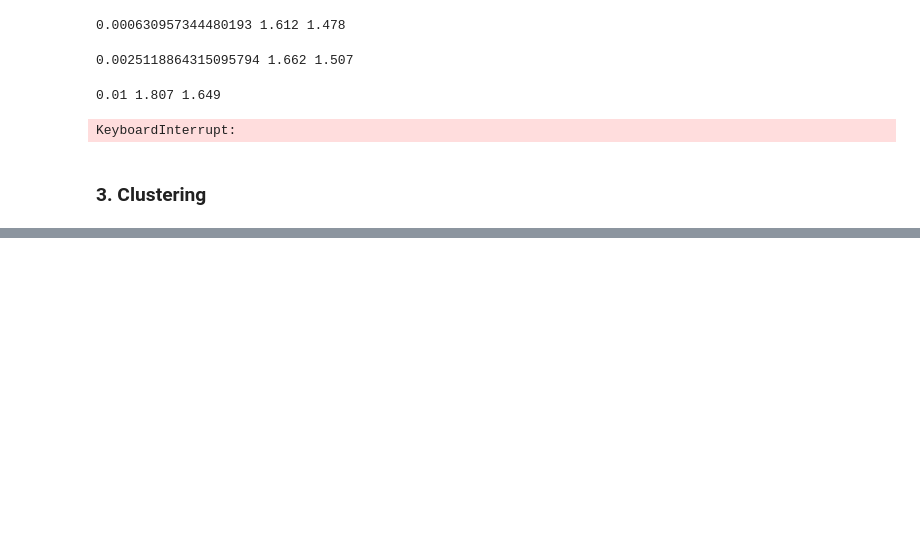
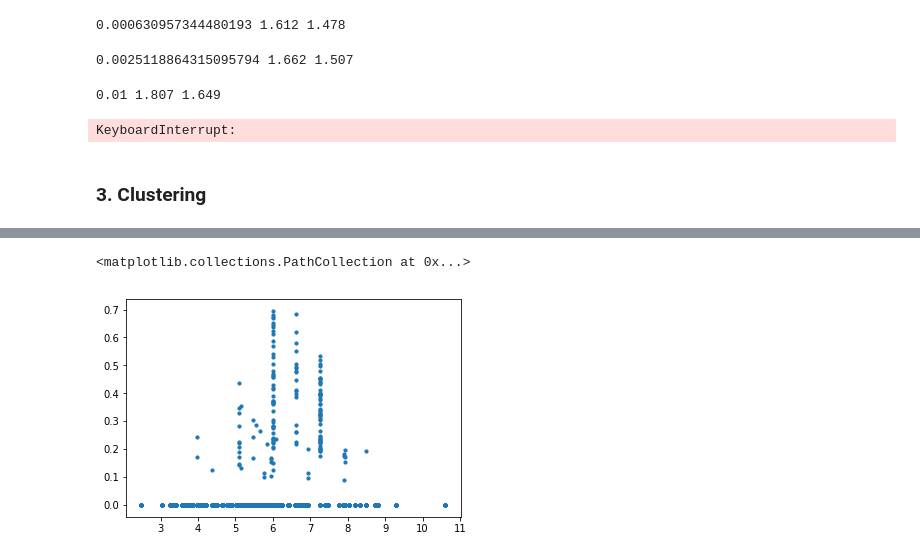
Before and after one commit to elenakhas/ProjectGutenberg-1, a Jupyter notebook: 3_ClassificationClustering/ProjectGutenberg_ModelingEvalutation.ipynb, the cells around one changed output, grey strips where cells are left out. Cells and saved outputs as stored; diff of their text form; code cells hidden in the pictures; blank space fills up the shorter version.

Commit message:
added clustering to ModelingEval

```diff
--- a/3_ClassificationClustering/ProjectGutenberg_ModelingEvalutation.ipynb
+++ b/3_ClassificationClustering/ProjectGutenberg_ModelingEvalutation.ipynb
@@ -458,0 +609,12 @@ corpus_authorbook_df.head(2)
+# %%
+def stack( A, B ):
+    return hstack( [A,B] )
+
+X_tr_lemmas, y_train, X_te_lemmas, y_test = load_data( "./data/clustering", features='lemmas')
+X_tr_concreteness, y_train, X_te_concreteness, y_test = load_data( "./data/clustering", features='concreteness')
+X_tr_namedentities, y_train, X_te_namedentities, y_test = load_data( "./data/clustering", features='namedentities')
+X_tr_parse_VP, y_train, X_te_parse_VP, y_test = load_data( "./data/clustering", features='parse_VP')
+X_tr_subjectivity, y_train, X_te_subjectivity, y_test = load_data( "./data/clustering", features='subjectivity')
+
+X_train = hstack( [X_tr_subjectivity, X_tr_lemmas,X_tr_namedentities, X_tr_parse_VP] )
+X_test = hstack( [X_te_subjectivity, X_te_lemmas, X_te_namedentities, X_te_parse_VP] )
@@ -458,0 +633,9 @@ corpus_authorbook_df.head(2)
+# %%
+spec_clust = SpectralClustering(n_clusters=10, n_init=10,n_neighbors=1)
+spec_clust.fit(X_train)
+y_train_pred = spec_clust.labels_
+# %%
+plt.scatter(X_train.toarray()[:, 0], X_train.toarray()[:, 1], s=10)
+# %% [output]
+<matplotlib.collections.PathCollection at 0x...>
+[figure, added]
```
Also changed, not shown: parts of 16 cells of this notebook, 12 other files.
